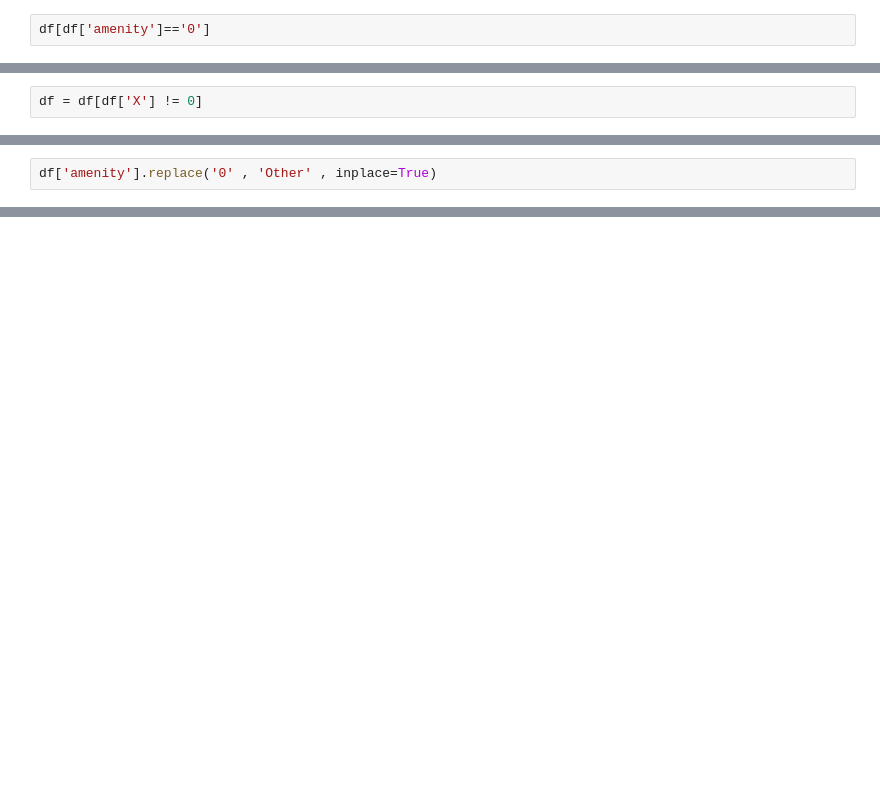
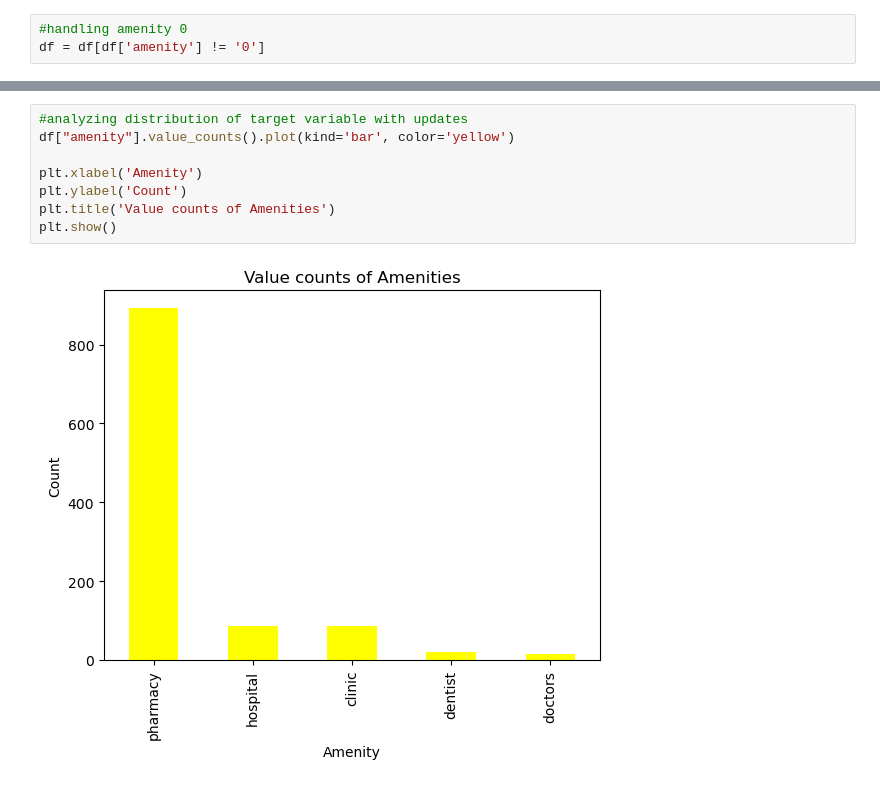
Before and after one commit to OmdenaAI/SudanChapter_AnalyzeHealthcareAccessibility, a Jupyter notebook: 04_Data_analysis/Healthcare_Systems/Health_sites_sdn_EDA.ipynb, the cells around one changed output, grey strips where cells are left out. Drawn from its saved outputs; the diff is of its cells as text; blank space fills up the shorter version.

```diff
--- a/04_Data_analysis/Healthcare_Systems/Health_sites_sdn_EDA.ipynb
+++ b/04_Data_analysis/Healthcare_Systems/Health_sites_sdn_EDA.ipynb
@@ -110,2 +94,3 @@ sns.barplot(data = df['amenity'].value_counts())
 # %%
-df[df['amenity']=='0']
+#handling amenity 0
+df = df[df['amenity'] != '0']
@@ -124,2 +96,0 @@ df[df['amenity']=='0']
-# %%
-df = df[df['X'] != 0]
@@ -128,2 +96,0 @@ df = df[df['X'] != 0]
-# %%
-df['amenity'].replace('0' , 'Other' , inplace=True)
@@ -177,0 +97,10 @@ This will become an error in seaborn v0.14.0; please update your code.
+# %%
+#analyzing distribution of target variable with updates
+df["amenity"].value_counts().plot(kind='bar', color='yellow')
+
+plt.xlabel('Amenity')
+plt.ylabel('Count')
+plt.title('Value counts of Amenities')
+plt.show()
+# %% [output]
+[figure, added]
```
Also changed, not shown: parts of 31 cells of this notebook.
